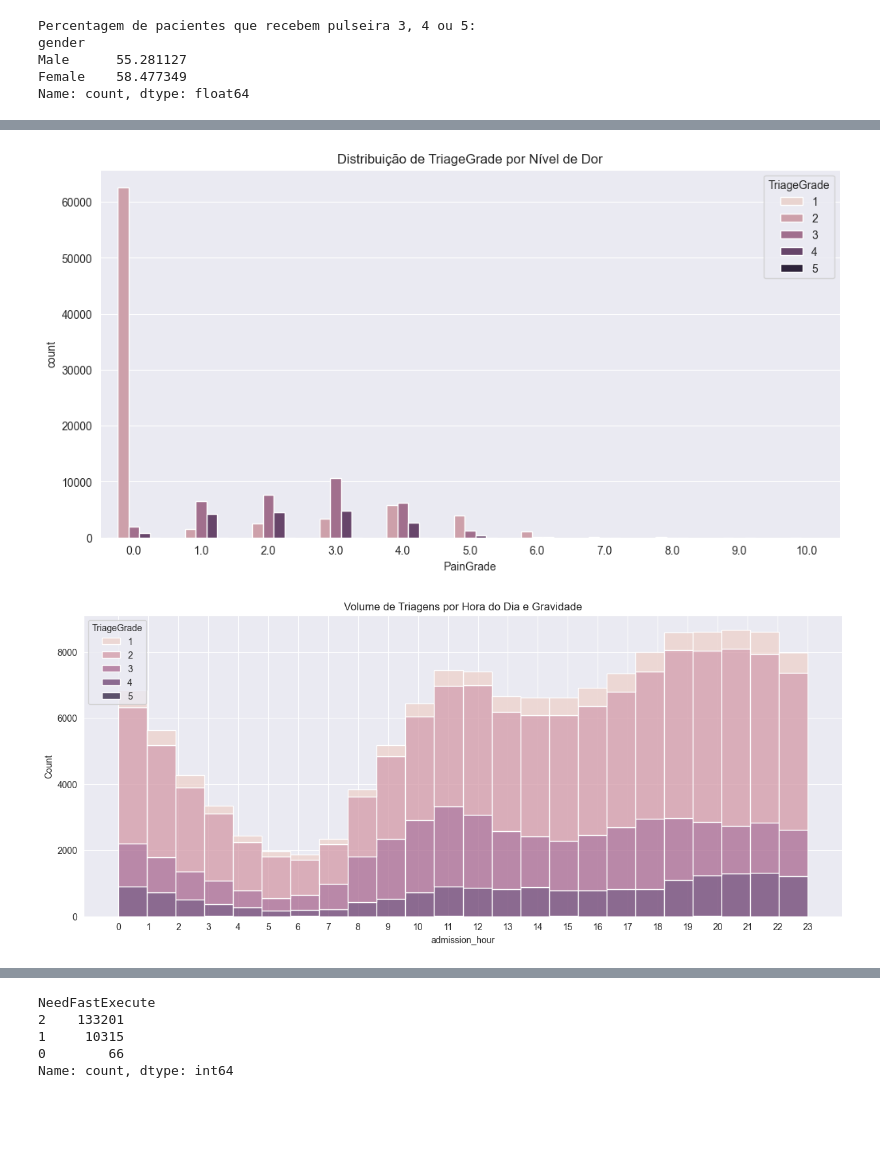
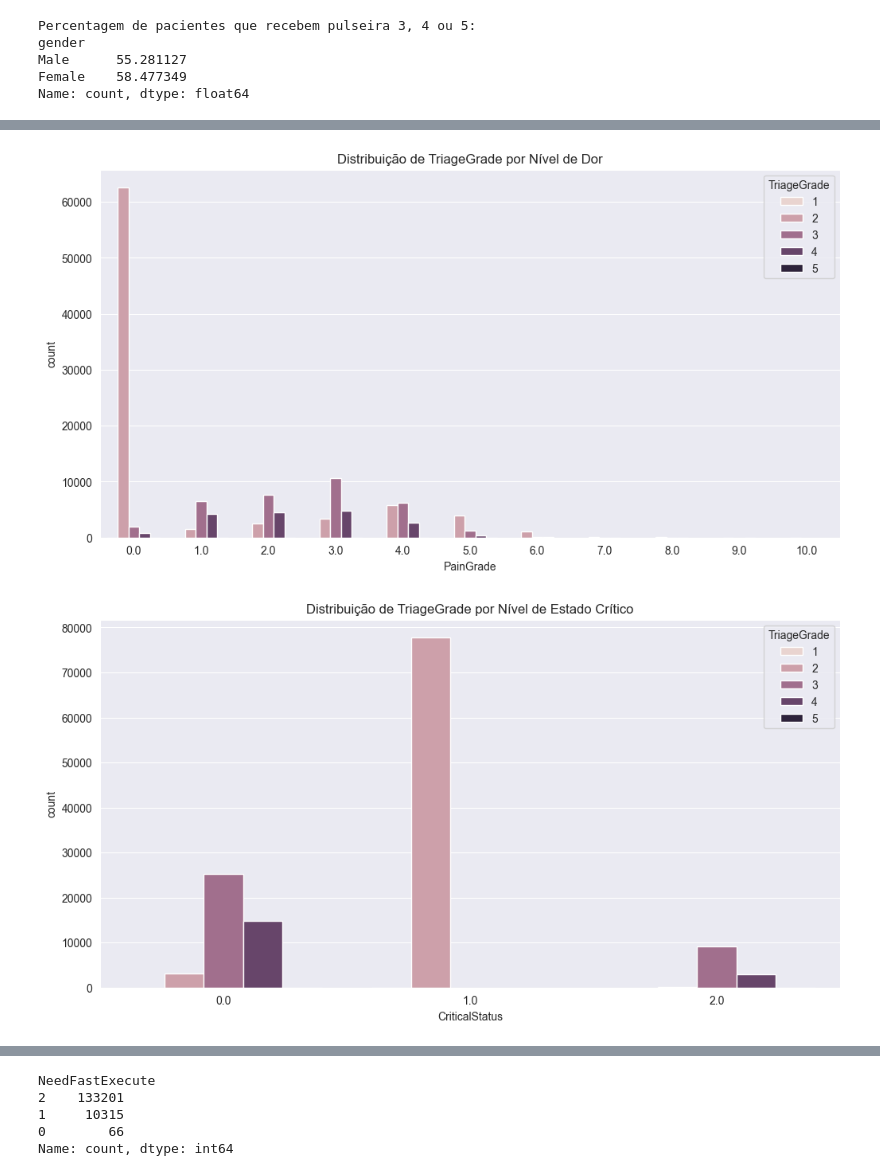
Before and after one commit to biammartins05-sketch/Triagem, a Jupyter notebook: data quality/EDA.ipynb, the cells around one changed output, grey strips where cells are left out. Saved outputs shown, nothing was run; the diff lists cells and outputs as text; code cells hidden in the pictures; blank space fills up the shorter version.

```diff
--- a/data quality/EDA.ipynb
+++ b/data quality/EDA.ipynb
@@ -89,7 +85,6 @@ Male      55.281127
 Female    58.477349
 Name: count, dtype: float64
 # %%
-# Estas colunas têm valores fixos ou categorias
 cols_categoricas = [
     'gender', 'admission_month', 'admission_year', 'admission_weekday',
     'kindref', 'AVPU', 'NeedFastExecute', 'Source'
@@ -98,38 +93,44 @@ cols_categoricas = [
 plt.figure(figsize=(20, 25))
 for i, col in enumerate(cols_categoricas, 1):
     plt.subplot(4, 2, i)
-    # Usamos hue='TriageGrade' para ver a distribuição da gravidade dentro de cada categoria
     sns.countplot(data=df, x=col, hue='TriageGrade')
     plt.title(f'Distribuição de TriageGrade por {col}')
     plt.legend(title='Grau de Triagem', loc='upper right')
 
 plt.tight_layout()
 plt.show()
 
-# 2. Variáveis Numéricas / Contínuas (Boxplots e Histogramas)
-# Para idade, nível de dor e hora, queremos ver a dispersão e tendências
 
 # Idade por TriageGrade
 plt.figure(figsize=(12, 6))
 sns.boxplot(data=df, x='TriageGrade', y='age')
 plt.title('Distribuição de Idade por Grau de Triagem')
 plt.show()
 
 # Nível de Dor (PainGrade)
 plt.figure(figsize=(12, 6))
-# Como PainGrade é de 0-10, podemos usar countplot ou boxplot
 sns.countplot(data=df, x='PainGrade', hue='TriageGrade')
 plt.title('Distribuição de TriageGrade por Nível de Dor')
 plt.show()
 
-# Hora de Admissão (Padrão de fluxo)
+plt.figure(figsize=(12, 6))
+sns.countplot(data=df, x='CriticalStatus', hue='TriageGrade')
+plt.title('Distribuição de TriageGrade por Nível de Estado Crítico')
+plt.show()
+
+plt.figure(figsize=(12, 6))
+sns.countplot(data=df, x='StuporStatus', hue='TriageGrade')
+plt.title('Distribuição de TriageGrade por Nível de Consciência')
+plt.show()
+
+
 plt.figure(figsize=(15, 6))
 sns.histplot(data=df, x='admission_hour', hue='TriageGrade', multiple="stack", bins=24)
 plt.title('Volume de Triagens por Hora do Dia e Gravidade')
 plt.xticks(range(0, 24))
 plt.show()
 # %% [output]
 [figure]
 [figure]
 [figure]
-[figure, old version]
+[figure, new version]
```
Also changed, not shown: parts of 2 cells of this notebook, 3 other files.
